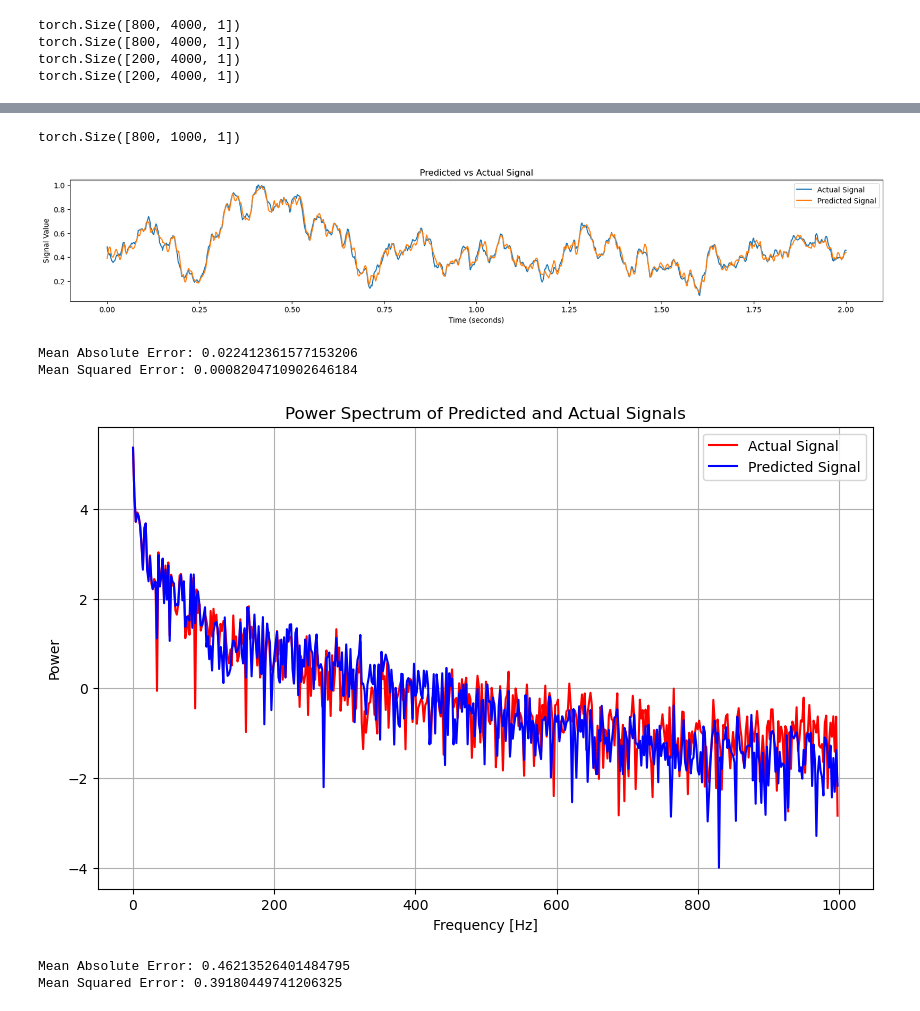
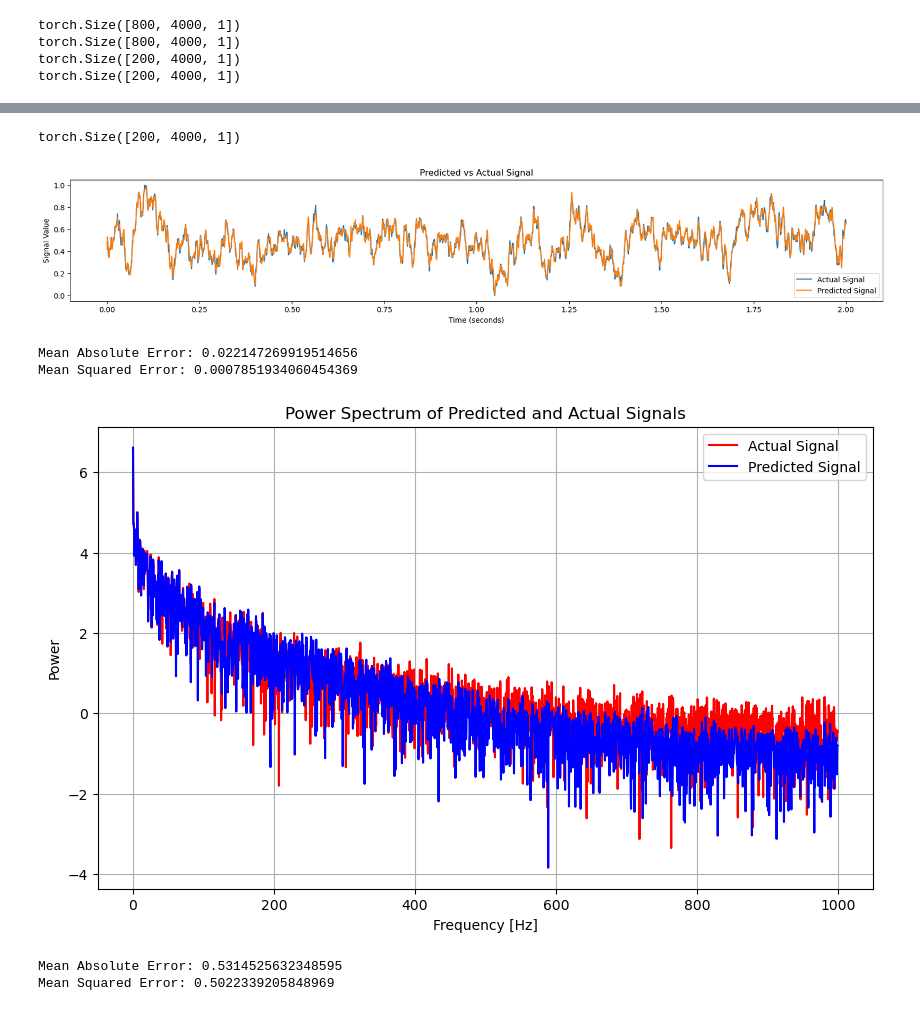
Before and after one commit to RyuKyungchan/UGRP, a Jupyter notebook: DNN_SAC/LSTM/LSTM_v0.ipynb, the cells around one changed output, grey strips where cells are left out. Cells and saved outputs as stored; diff of their text form; code cells hidden in the pictures.

Commit message:
LSTM sample 4000개로 수정

```diff
--- a/DNN_SAC/LSTM/LSTM_v0.ipynb
+++ b/DNN_SAC/LSTM/LSTM_v0.ipynb
@@ -161,6 +161,8 @@ Epoch [50/50], Loss: 0.0009099022718146443
 model.eval()
 with torch.no_grad():
     val_outputs = model(X_test)
-    val_loss = criterion(val_outputs, y_test.view(-1, num_classes))
+    val_loss = criterion(val_outputs, y_test.view(-1, 1))
     print(f'Validation Loss: {val_loss.item():.4f}')
+
+val_outputs.shape
 # %% [output]
@@ -168,35 +171,35 @@ Validation Loss: 0.0009
 # %%
 # 검증 데이터 중 첫 번째 샘플에 대한 예측과 실제 값을 플롯
-val_outputs = val_outputs.view(-1, num_data, num_classes)  # reshape to (batch_size, num_data, num_classes)
-y_test = y_test.view(-1, num_data, num_classes)
+val_outputs = val_outputs.view(-1, 4000, 1)  # reshape to (batch_size, num_data, num_classes)
+y_test = y_test.view(-1, 4000, 1)
 print(y_test.shape)
 
 # 첫 번째 샘플의 첫 번째 신호만 선택하여 플롯 (여러 신호 중 하나만 플롯하는 예시)
 sample_idx = 0
 signal_idx = 0
 
-predicted_signal = val_outputs[sample_idx, :, signal_idx].cpu().numpy()
-actual_signal = y_test[sample_idx, :, signal_idx].cpu().numpy()
+predicted_signal = val_outputs[sample_idx, :, signal_idx].numpy()
+actual_signal = y_test[sample_idx, :, signal_idx].numpy()
 
 # 타임 스텝을 시간 단위로 변환
-time_steps = np.linspace(0, 2, num=num_data)
+time_steps = np.linspace(0, 2, 4000)
 
 plt.figure(figsize=(20, 3))
 plt.plot(time_steps, actual_signal, label='Actual Signal')
 plt.plot(time_steps, predicted_signal, label='Predicted Signal')
 plt.xlabel('Time (seconds)')
 plt.ylabel('Signal Value')
 plt.title('Predicted vs Actual Signal')
 plt.legend()
 plt.show()
 
 print(f"Mean Absolute Error: {mean_absolute_error(actual_signal, predicted_signal)}")
 print(f"Mean Squared Error: {mean_squared_error(actual_signal, predicted_signal)}")
 # %% [output]
-torch.Size([800, 1000, 1])
+torch.Size([200, 4000, 1])
-[figure, old version]
+[figure, new version]
-Mean Absolute Error: 0.022412361577153206
-Mean Squared Error: 0.0008204710902646184
+Mean Absolute Error: 0.022147269919514656
+Mean Squared Error: 0.0007851934060454369
 # %%
 n = len(predicted_signal)
 
@@ -227,6 +230,6 @@ plt.show()
 print(f"Mean Absolute Error: {mean_absolute_error(np.log10(power2), np.log10(power1))}")
 print(f"Mean Squared Error: {mean_squared_error(np.log10(power2), np.log10(power1))}")
 # %% [output]
-[figure, old version]
+[figure, new version]
-Mean Absolute Error: 0.46213526401484795
-Mean Squared Error: 0.39180449741206325
+Mean Absolute Error: 0.5314525632348595
+Mean Squared Error: 0.5022339205848969
```
Also changed, not shown: parts of 4 cells of this notebook.
